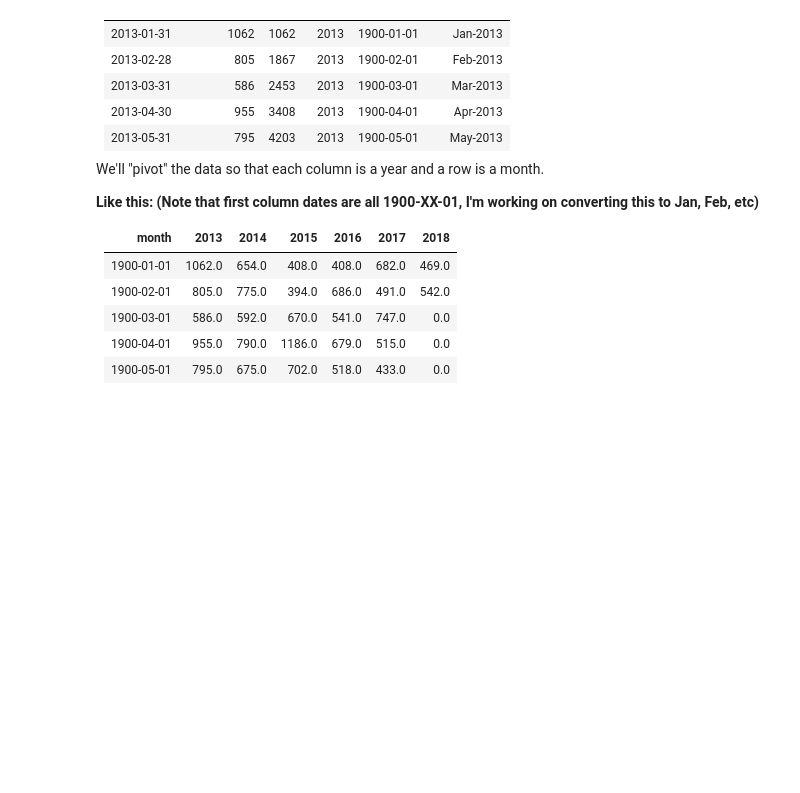
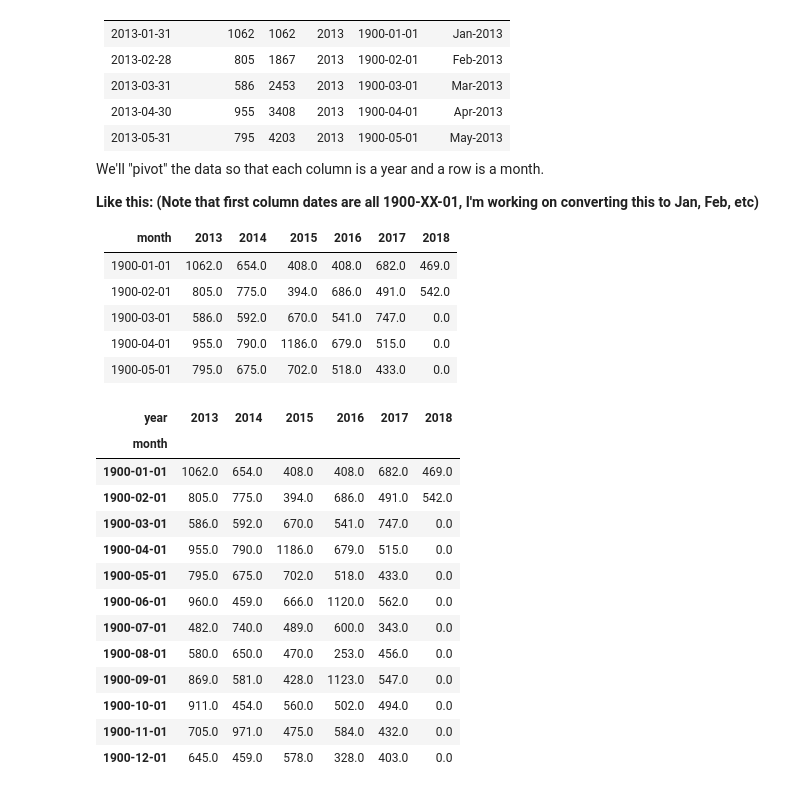
Before and after one commit to blthree/DataGraphs, a Jupyter notebook: order_data_bokeh.ipynb, the cells around one changed output. Cells and saved outputs as stored; diff of their text form; code cells hidden in the pictures; blank space fills up the shorter version.

```diff
--- a/order_data_bokeh.ipynb
+++ b/order_data_bokeh.ipynb
@@ -490,6 +490,24 @@ dfp3 = df_orders_summary.pivot(index='month', columns='year', values='orders').f
 # %%
 # create a "panel" which contains all three summary dataframes
 panel_summary = pd.Panel({'tube_summary':dfp1, 'sets_summary':dfp2, 'orders_summary':dfp3})
+# %%
+# preview
+panel_summary['tube_summary']
+# %% [output]
+| year | 2013 | 2014 | 2015 | 2016 | 2017 | 2018 |
+| month |  |  |  |  |  |  |
+| 1900-01-01 | 1062.0 | 654.0 | 408.0 | 408.0 | 682.0 | 469.0 |
+| 1900-02-01 | 805.0 | 775.0 | 394.0 | 686.0 | 491.0 | 542.0 |
+| 1900-03-01 | 586.0 | 592.0 | 670.0 | 541.0 | 747.0 | 0.0 |
+| 1900-04-01 | 955.0 | 790.0 | 1186.0 | 679.0 | 515.0 | 0.0 |
+| 1900-05-01 | 795.0 | 675.0 | 702.0 | 518.0 | 433.0 | 0.0 |
+| 1900-06-01 | 960.0 | 459.0 | 666.0 | 1120.0 | 562.0 | 0.0 |
+| 1900-07-01 | 482.0 | 740.0 | 489.0 | 600.0 | 343.0 | 0.0 |
+| 1900-08-01 | 580.0 | 650.0 | 470.0 | 253.0 | 456.0 | 0.0 |
+| 1900-09-01 | 869.0 | 581.0 | 428.0 | 1123.0 | 547.0 | 0.0 |
+| 1900-10-01 | 911.0 | 454.0 | 560.0 | 502.0 | 494.0 | 0.0 |
+| 1900-11-01 | 705.0 | 971.0 | 475.0 | 584.0 | 432.0 | 0.0 |
+| 1900-12-01 | 645.0 | 459.0 | 578.0 | 328.0 | 403.0 | 0.0 |
 # %%
 # save it to an excel file
 panel_summary.to_excel('dna_stats.xlsx')
```
Also changed, not shown: parts of 3 cells of this notebook.
